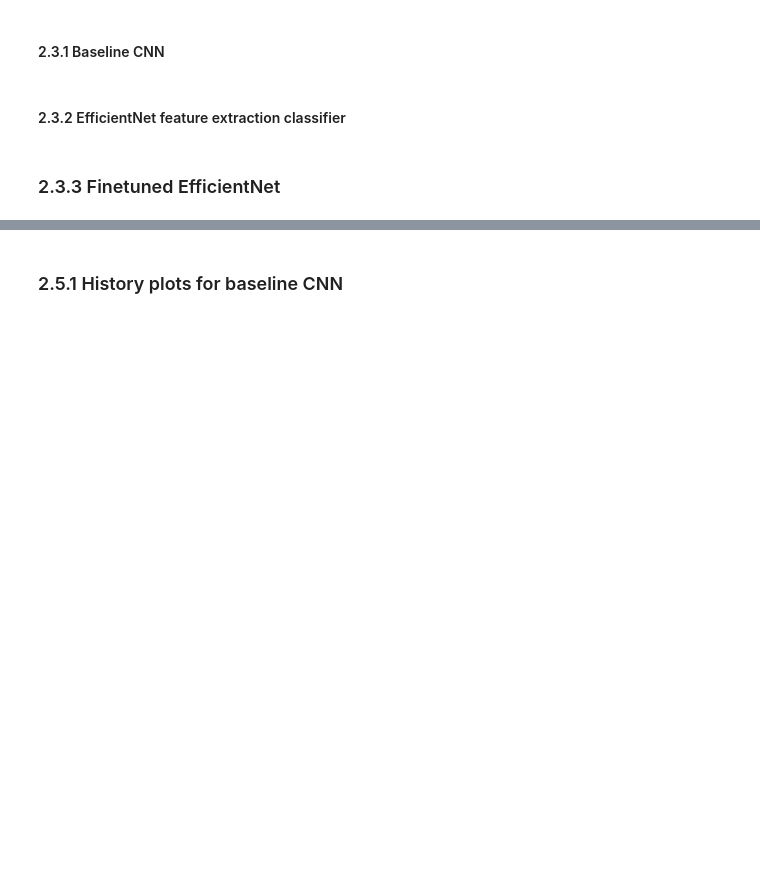
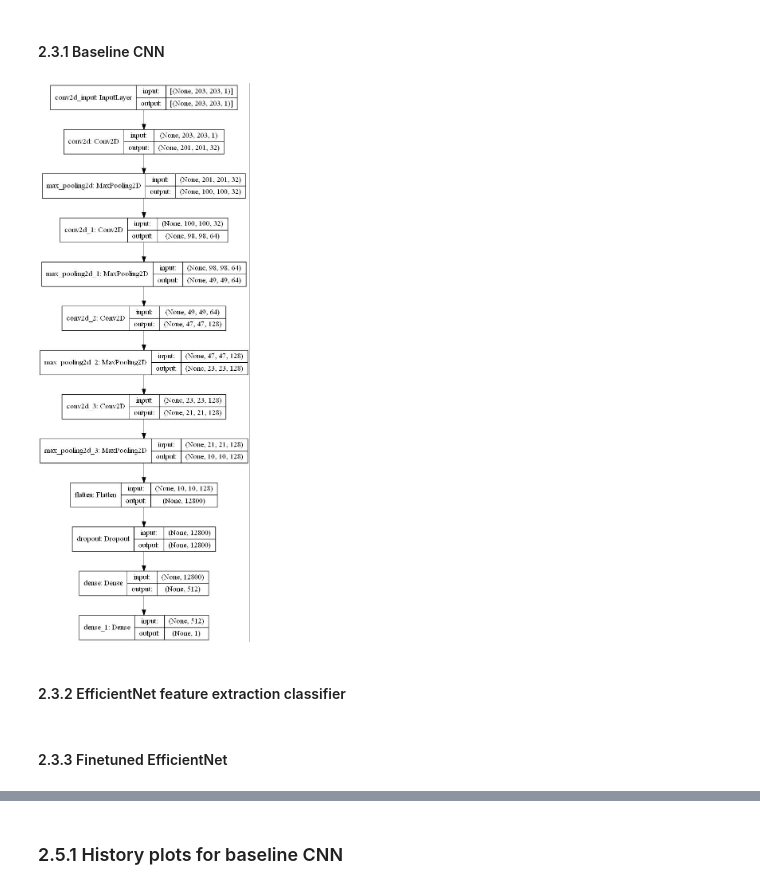
Before and after one commit to Clatterbones/CommutativeDiagramClassification, a Jupyter notebook: dc.ipynb, the cells around one changed output, grey strips where cells are left out. Drawn from its saved outputs; the diff is of its cells as text; code cells hidden in the pictures; blank space fills up the shorter version.

Commit message:
Various work on MNIST model and aggregate plotting function

```diff
--- a/dc.ipynb
+++ b/dc.ipynb
@@ -177,7 +180,7 @@ The data generators themselves can rescale the input pixel values to the [0, 1]
 # %%
 ##
 batchSize = 75
-imageResolution = (150, 150) # Can be tweaked! But TESTME: This might require rescaling of some network dimensions
+imageResolution = (203, 203) # (299, 299) Chosen based on anecdote in EfficientNet paper
 ##
 
 trainDataGeneratorFactory = keras.preprocessing.image.ImageDataGenerator(rescale=1./255)
@@ -349,11 +358,28 @@ if compileEfficientNetFE:
 ### 2.3 Compilation of baseline models
 # %%
 ##
+useTensorBoard = False
+
 metrics = [keras.metrics.BinaryAccuracy(), keras.metrics.BinaryCrossentropy(), keras.metrics.AUC(), keras.metrics.Precision(), keras.metrics.Recall()]
 metricNames = ['binary accuracy', 'binary cross entropy', 'AUC', 'precision', 'recall']
 
-epochs = 100
+epochs = 40
+
+baselineCNNSavedModelName = 'baselineCNNSavedModel'
+efficientNetFESavedModelName = 'efficientNetFESavedModel'
+finetunedEfficientNetSavedModelName = 'finetunedEfficientNetSavedModel'
+MNISTEfficientNetSavedModelName = 'MNISTEfficientNet' # This will be the name of the final model
+
+finetuningLearningRate = 1e-5
+finetuningLearningRateMNIST = 1e-4
+layersToUnfreeze = ['top_conv', 'block7a_project_conv', 'block7a_dwconv']
 ##
+
+filesInCwd = os.listdir(cwd)
+if useTensorBoard:
+    tensorBoardCallback = keras.callbacks.TensorBoard(log_dir='TensorBoardLogs', histogram_freq=1, embeddings_freq=1)
+else:
+    tensorboardCallback = None
 # %% [markdown]
 #### 2.3.1 Baseline CNN
 # %%
@@ -362,9 +388,25 @@ if compileBaselineCNN:
                         loss='binary_crossentropy',
                         metrics=metrics)
     baselineCNNHistory = baselineCNN.fit(trainDataGenerator,
-                                        epochs=epochs,
-                                        validation_data=valDataGenerator)
-    baselineCNN.save('baselineCNN.h5')
+                                         epochs=epochs,
+                                         batch_size=batchSize,
+                                         validation_data=valDataGenerator,
+                                         callbacks=[tensorBoardCallback])
+    baselineCNN.save(baselineCNNSavedModelName)
+    keras.utils.plot_model(baselineCNN,
+                           to_file='baselineCNN.jpg',
+                           show_shapes=True)
+elif baselineCNNSavedModelName in filesInCwd:
+    baselineCNN = models.load_model(baselineCNNSavedModelName)
+    baselineCNN.compile(optimizer=tfa.optimizers.Yogi(),
+                        loss='binary_crossentropy',
+                        metrics=metrics)
+# %%
+keras.utils.plot_model(baselineCNN,
+                           to_file='baselineCNN.jpg',
+                           show_shapes=True)
+# %% [output]
+[figure, added]
 # %% [markdown]
 #### 2.3.2 EfficientNet feature extraction classifier
 # %%
@@ -380,3 +431,3 @@ if compileEfficientNetFE or compileFinetunedEfficientNet:
 # %% [markdown]
-### 2.3.3 Finetuned EfficientNet
+#### 2.3.3 Finetuned EfficientNet
 # %%
```
Also changed, not shown: parts of 24 cells of this notebook.
